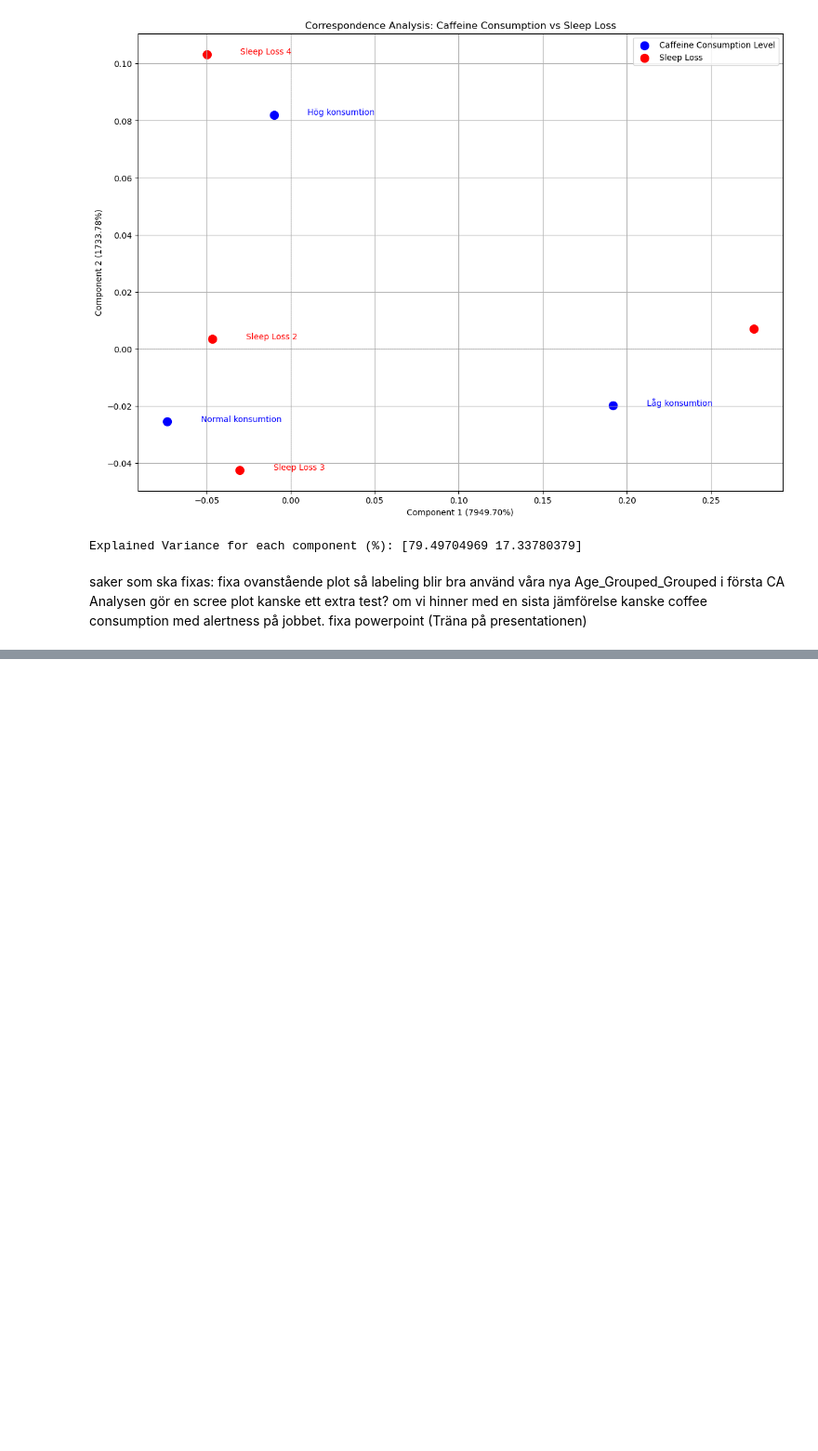
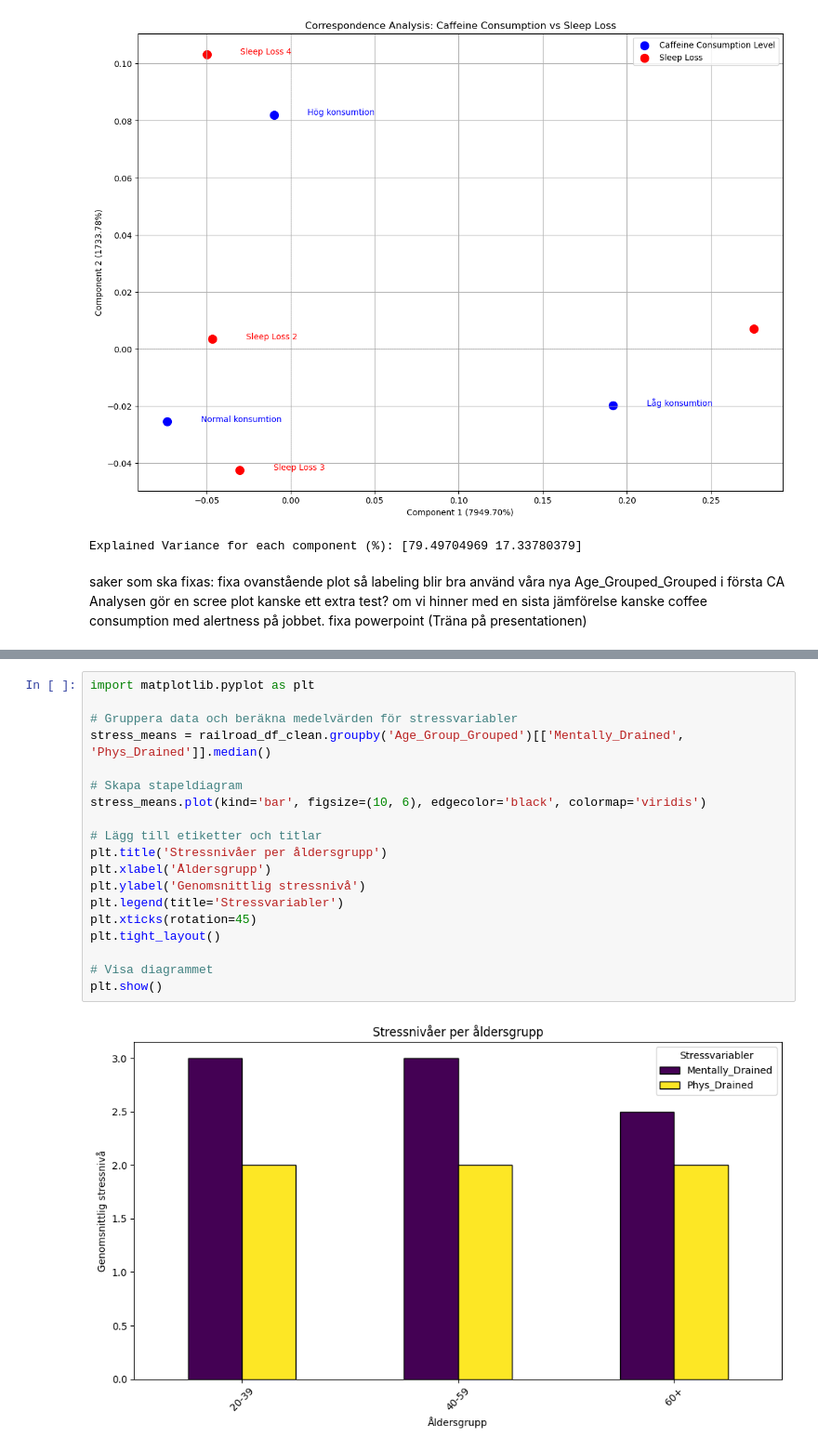
Before and after one commit to Nippe92/datareduction-task, a Jupyter notebook: railroad.ipynb, the cells around one changed output, grey strips where cells are left out. Shown at 93% size. Cells and saved outputs as stored; diff of their text form; blank space fills up the shorter version.

Commit message:
phys and mentally driain tests

```diff
--- a/railroad.ipynb
+++ b/railroad.ipynb
@@ -973,0 +1003,21 @@ fixa powerpoint (Träna på presentationen)
+# %%
+import matplotlib.pyplot as plt
+
+# Gruppera data och beräkna medelvärden för stressvariabler
+stress_means = railroad_df_clean.groupby('Age_Group_Grouped')[['Mentally_Drained', 'Phys_Drained']].median()
+
+# Skapa stapeldiagram
+stress_means.plot(kind='bar', figsize=(10, 6), edgecolor='black', colormap='viridis')
+
+# Lägg till etiketter och titlar
+plt.title('Stressnivåer per åldersgrupp')
+plt.xlabel('Åldersgrupp')
+plt.ylabel('Genomsnittlig stressnivå')
+plt.legend(title='Stressvariabler')
+plt.xticks(rotation=45)
+plt.tight_layout()
+
+# Visa diagrammet
+plt.show()
+# %% [output]
+[figure, added]
```
Also changed, not shown: parts of 3 cells of this notebook.
